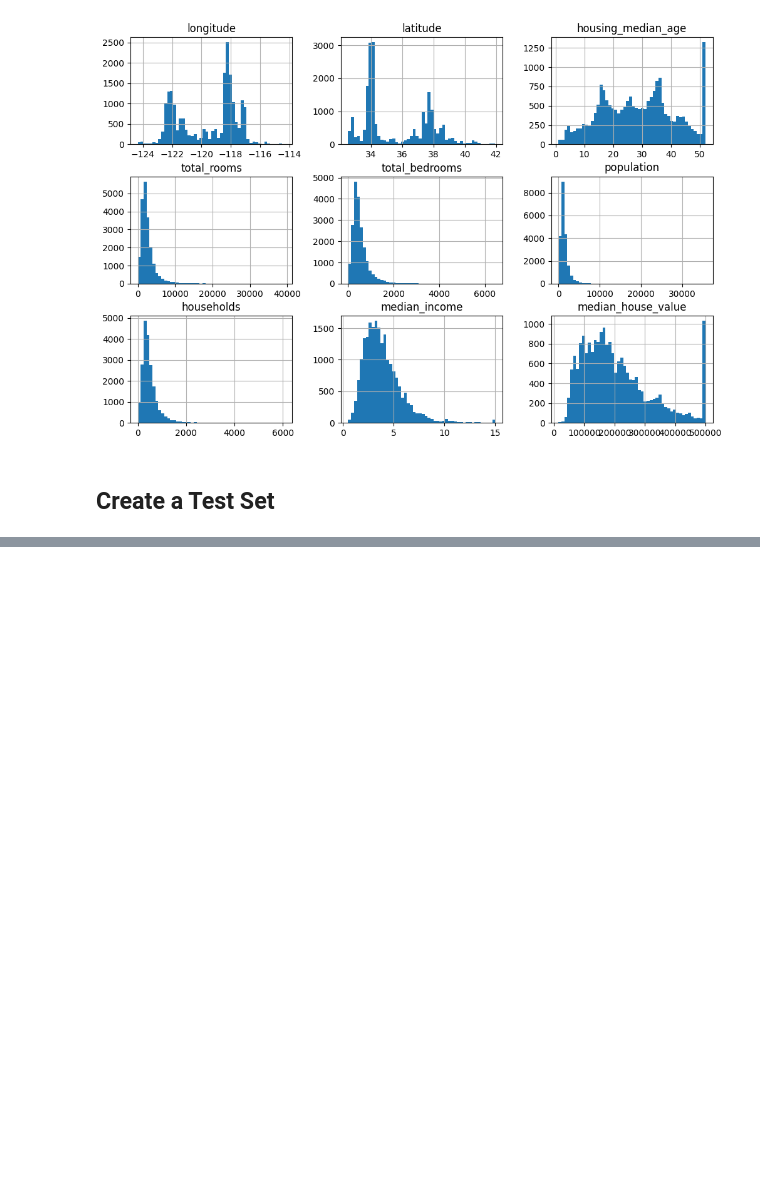
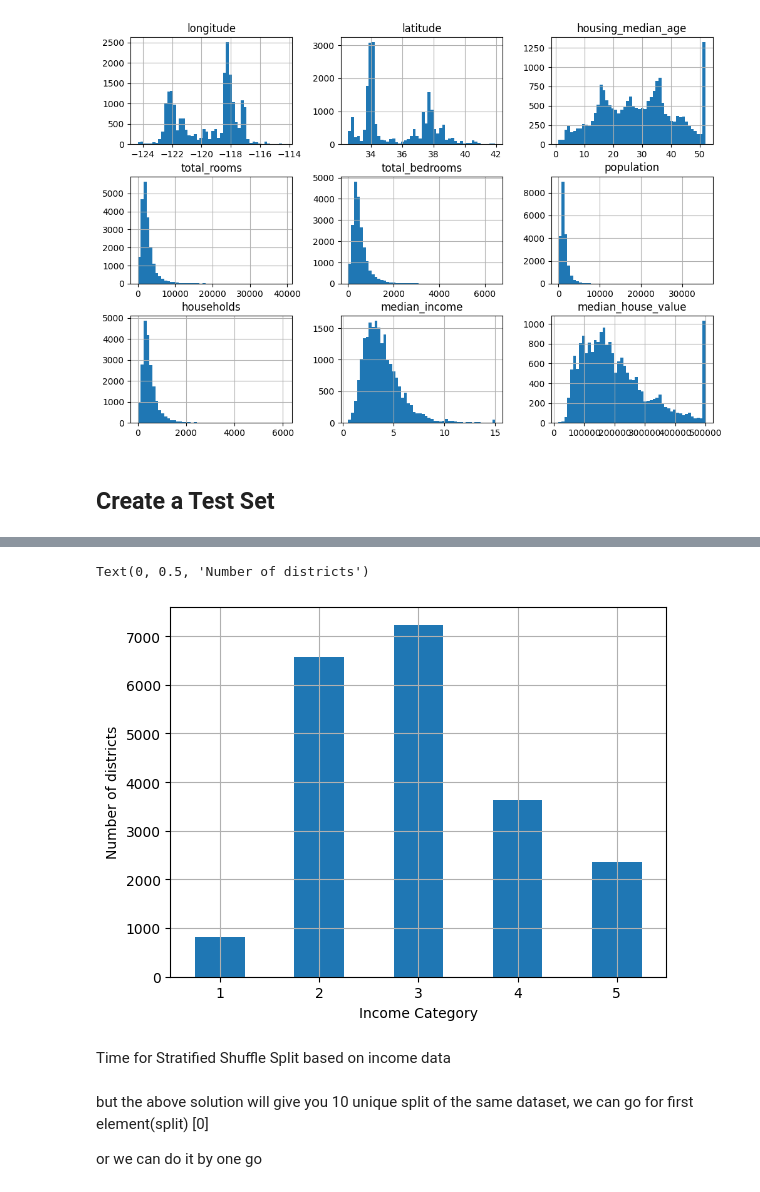
Before and after one commit to Suborno22/California-House-Sale-Prediction, a Jupyter notebook: index.ipynb, the cells around one changed output, grey strips where cells are left out. Cells and saved outputs as stored; diff of their text form; code cells hidden in the pictures; blank space fills up the shorter version.

Commit message:
Data Visualising

```diff
--- a/index.ipynb
+++ b/index.ipynb
@@ -119,7 +135,7 @@ def shufle_and_split(data,test_ratio):
 
     return data.iloc[train_indices],data. iloc[test_indices]
 
-housing = pd.DataFrame([1,2,3,4,5,6])
+# housing = pd.DataFrame([1,2,3,4,5,6])
 train,test = shufle_and_split(housing,.2)
 
 print("Total length: ",len(housing))
@@ -149,0 +186,14 @@ train,test = train_test_split(housing,test_size=0.2,random_state=42)
+# %%
+housing["income_cat"] = pd.cut(housing["median_income"],
+                               bins=[0,1.5,3,4.5,6,np.inf],
+                               labels=[1,2,3,4,5]
+                               )
+
+housing["income_cat"].value_counts().sort_index().plot.bar(rot=0,grid=True)
+plt.xlabel("Income Category")
+plt.ylabel("Number of districts")
+# %% [output]
+Text(0, 0.5, 'Number of districts')
+[figure, added]
+# %% [markdown]
+Time for Stratified Shuffle Split based on income data
@@ -149,0 +209,4 @@ train,test = train_test_split(housing,test_size=0.2,random_state=42)
+# %% [markdown]
+but the above solution will give you 10 unique split of the same dataset, we can go for first element(split) [0]
+
+or we can do it by one go
```
Also changed, not shown: parts of 21 cells of this notebook.
